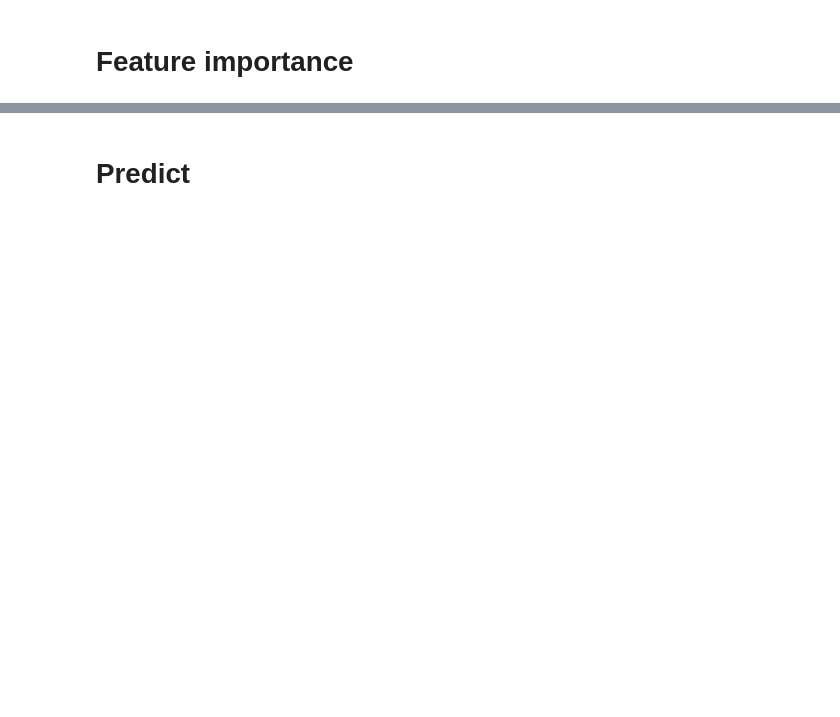
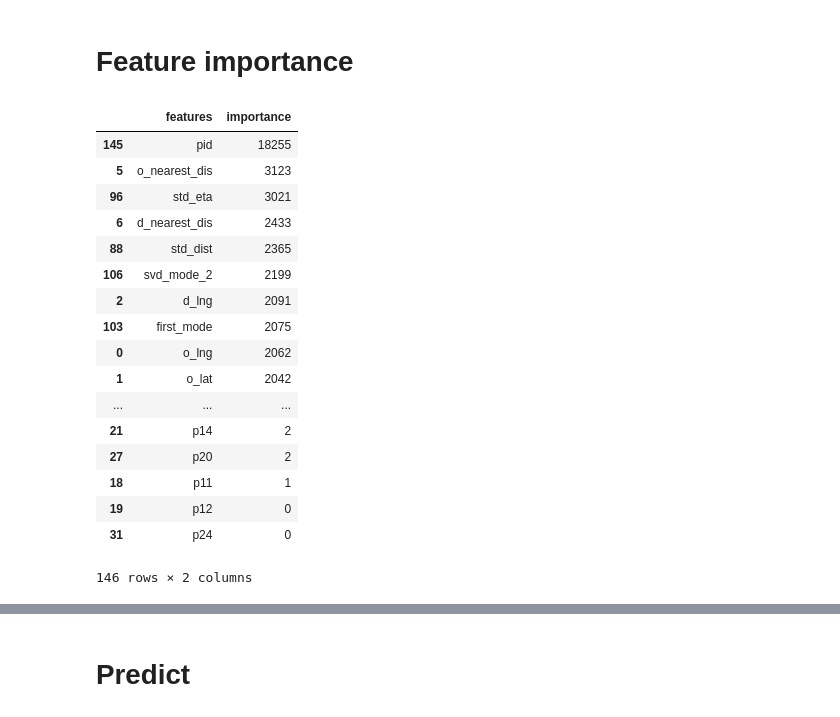
Before and after one commit to AlanConstantine/KDD-Cup-2019-CAMMTR, a Jupyter notebook: Code/Pipline/Pipline.ipynb, the cells around one changed output, grey strips where cells are left out. Drawn from its saved outputs; the diff is of its cells as text; code cells hidden in the pictures; blank space fills up the shorter version.

```diff
--- a/Code/Pipline/Pipline.ipynb
+++ b/Code/Pipline/Pipline.ipynb
@@ -250,5 +251,5 @@ def feature_engineering(df):
 
     print('OD distance done.')
 
-    return df, weekdays, oclock
+    return df, weekdays, oclock, plan_features
 # %%
@@ -379,3 +405,28 @@ lgb_model.fit(train_x, train_y, eval_set=eval_set, eval_metric=f1_weighted,
 # %% [markdown]
 # Feature importance
+# %%
+imp = pd.DataFrame()
+imp['features'] = feature
+imp['importance'] = lgb_model.feature_importances_
+imp = imp.sort_values('importance', ascending=False)
+imp
+# %% [output]
+|  | features | importance |
+| 145 | pid | 18255 |
+| 5 | o_nearest_dis | 3123 |
+| 96 | std_eta | 3021 |
+| 6 | d_nearest_dis | 2433 |
+| 88 | std_dist | 2365 |
+| 106 | svd_mode_2 | 2199 |
+| 2 | d_lng | 2091 |
+| 103 | first_mode | 2075 |
+| 0 | o_lng | 2062 |
+| 1 | o_lat | 2042 |
+| ... | ... | ... |
+| 21 | p14 | 2 |
+| 27 | p20 | 2 |
+| 18 | p11 | 1 |
+| 19 | p12 | 0 |
+| 31 | p24 | 0 |
+146 rows × 2 columns
 # %%
```
Also changed, not shown: parts of 23 cells of this notebook.
